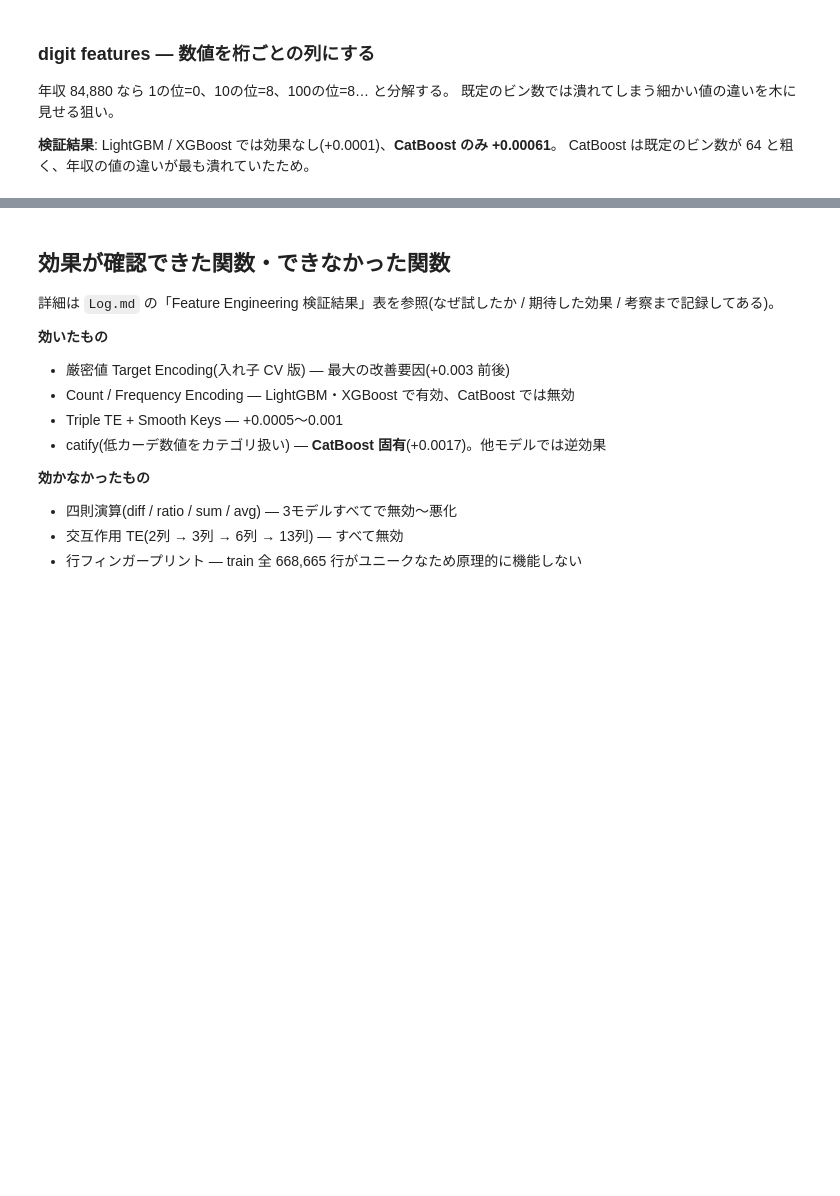
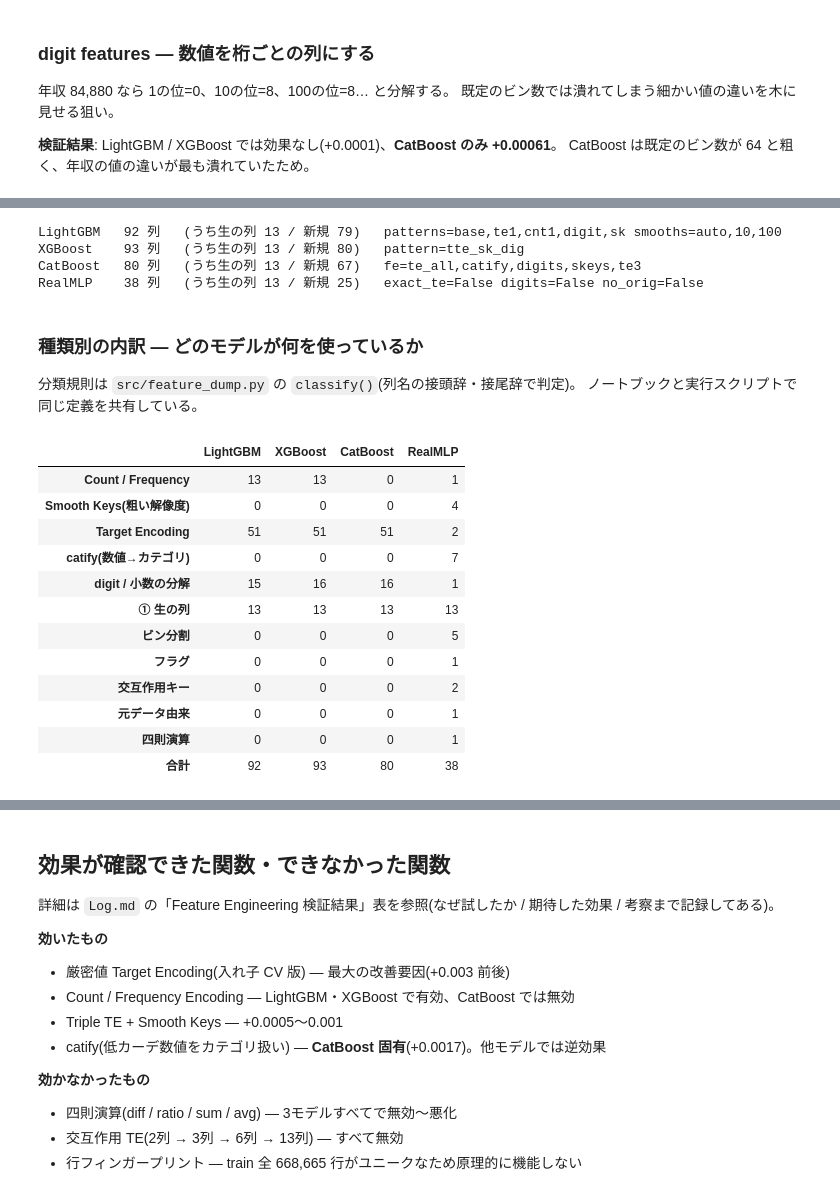
Before and after one commit to takactkc123-create/kaggle, a Jupyter notebook: 2609/notebooks/03_fe.ipynb, the cells around one changed output, grey strips where cells are left out. Drawn from its saved outputs; the diff is of its cells as text; code cells hidden in the pictures; blank space fills up the shorter version.

```diff
--- a/2609/notebooks/03_fe.ipynb
+++ b/2609/notebooks/03_fe.ipynb
@@ -59,0 +135,43 @@ d.head()
+# %%
+import feature_dump as fd
+
+TAGS = ["lgbm", "xgb", "catboost", "realmlp"]
+dumps = {t: fd.load(t) for t in TAGS}
+
+for t in TAGS:
+    d = dumps[t]
+    print(f"{d['model']:<9} {d['n_features']:>3} 列   "
+          f"(うち生の列 13 / 新規 {d['n_features'] - 13})   {d['note']}")
+# %% [output]
+LightGBM   92 列   (うち生の列 13 / 新規 79)   patterns=base,te1,cnt1,digit,sk smooths=auto,10,100
+XGBoost    93 列   (うち生の列 13 / 新規 80)   pattern=tte_sk_dig
+CatBoost   80 列   (うち生の列 13 / 新規 67)   fe=te_all,catify,digits,skeys,te3
+RealMLP    38 列   (うち生の列 13 / 新規 25)   exact_te=False digits=False no_orig=False
+# %% [markdown]
+### 種類別の内訳 — どのモデルが何を使っているか
+
+分類規則は `src/feature_dump.py` の `classify()`(列名の接頭辞・接尾辞で判定)。
+ノートブックと実行スクリプトで同じ定義を共有している。
+# %%
+import pandas as pd
+
+cross = pd.DataFrame({
+    dumps[t]["model"]: pd.Series([fd.classify(c) for c in dumps[t]["columns"]]).value_counts()
+    for t in TAGS
+}).fillna(0).astype(int)
+cross.loc["合計"] = cross.sum()
+cross
+# %% [output]
+|  | LightGBM | XGBoost | CatBoost | RealMLP |
+| Count / Frequency | 13 | 13 | 0 | 1 |
+| Smooth Keys(粗い解像度) | 0 | 0 | 0 | 4 |
+| Target Encoding | 51 | 51 | 51 | 2 |
+| catify(数値→カテゴリ) | 0 | 0 | 0 | 7 |
+| digit / 小数の分解 | 15 | 16 | 16 | 1 |
+| ① 生の列 | 13 | 13 | 13 | 13 |
+| ビン分割 | 0 | 0 | 0 | 5 |
+| フラグ | 0 | 0 | 0 | 1 |
+| 交互作用キー | 0 | 0 | 0 | 2 |
+| 元データ由来 | 0 | 0 | 0 | 1 |
+| 四則演算 | 0 | 0 | 0 | 1 |
+| 合計 | 92 | 93 | 80 | 38 |
```
Also changed, not shown: parts of 19 cells of this notebook, 11 other files.
